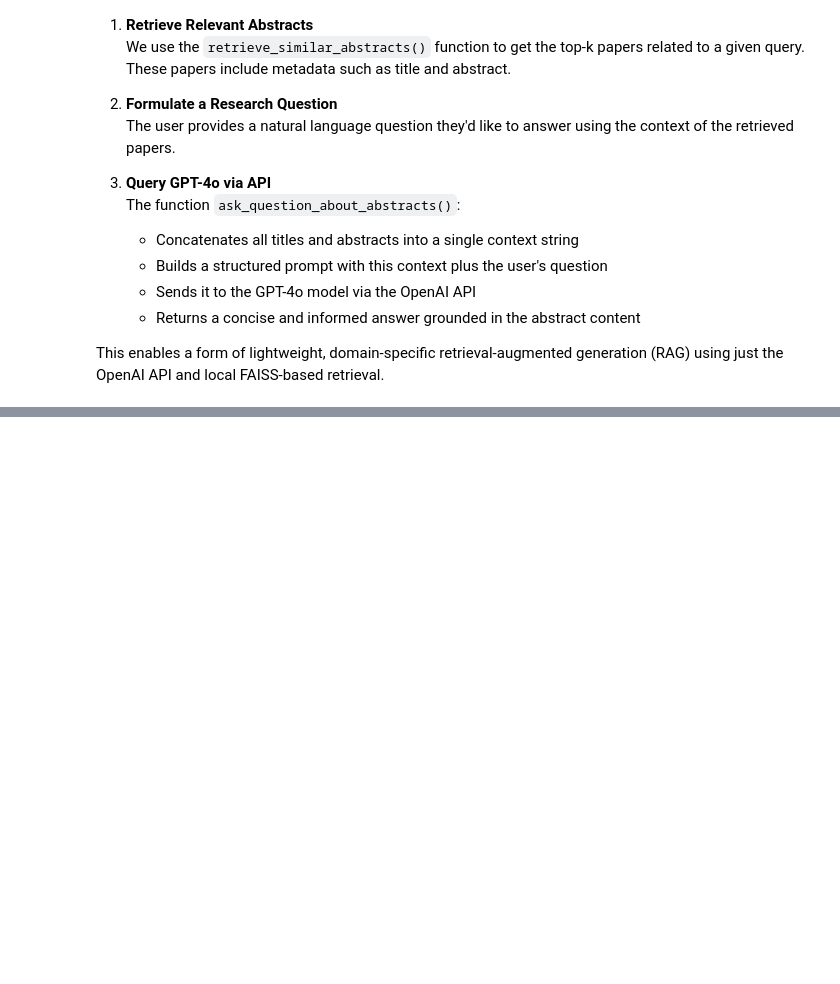
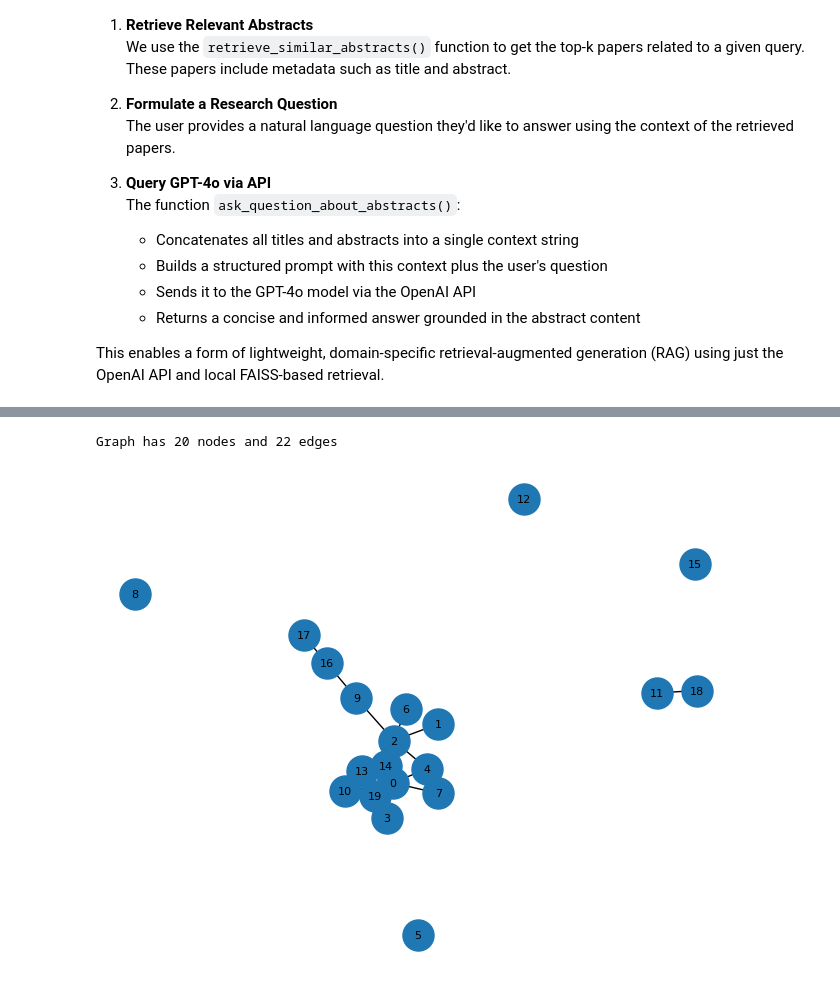
Before and after one commit to cglosser72/arXiv_RAG, a Jupyter notebook: RAG_beta.ipynb, the cells around one changed output, grey strips where cells are left out. Saved outputs shown, nothing was run; the diff lists cells and outputs as text; code cells hidden in the pictures; blank space fills up the shorter version.

```diff
--- a/RAG_beta.ipynb
+++ b/RAG_beta.ipynb
@@ -331,0 +341,15 @@ Overall, these papers reflect ongoing efforts to understand the properties and i
+# %%
+# Build the similarity graph
+G = ar.construct_graph(papers_rerank, similarity_threshold=0.6)
+
+# Inspect graph
+print(f"Graph has {G.number_of_nodes()} nodes and {G.number_of_edges()} edges")
+
+# Optional: Visualize in notebook
+import matplotlib.pyplot as plt
+pos = nx.spring_layout(G)
+nx.draw(G, pos, with_labels=True, node_size=500, font_size=8)
+plt.show()
+# %% [output]
+Graph has 20 nodes and 22 edges
+[figure, added]
```
Also changed, not shown: parts of 17 cells of this notebook, 5 other files.
